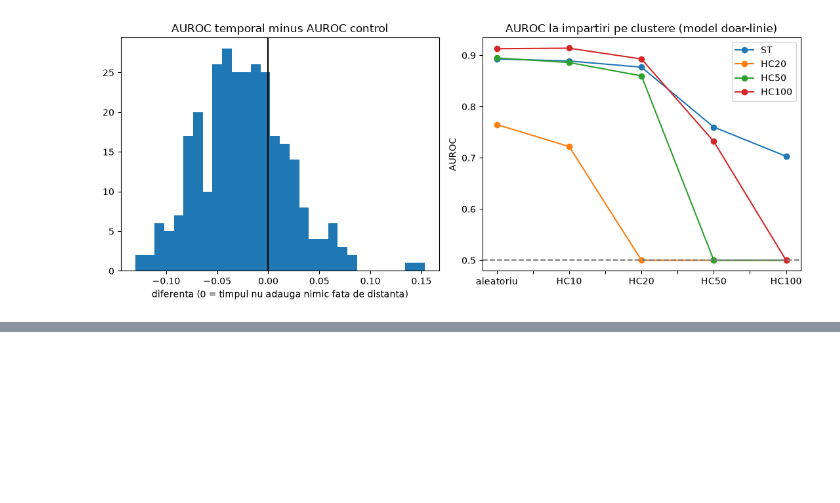
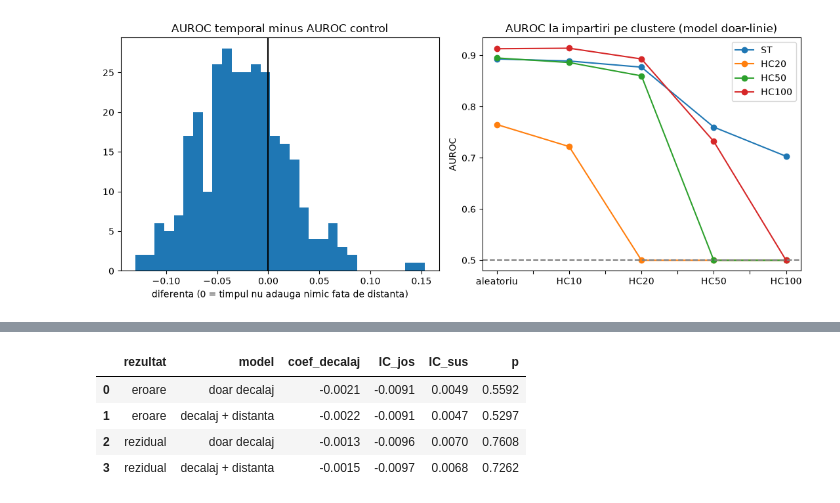
Before and after one commit to AioaneClaudia/Predic-ia-rezisten-ei-la-antibiotice-din-genom, a Jupyter notebook: notebooks/03_control_distanta.ipynb, the cells around one changed output, grey strips where cells are left out. Drawn from its saved outputs; the diff is of its cells as text; code cells hidden in the pictures; blank space fills up the shorter version.

```diff
--- a/notebooks/03_control_distanta.ipynb
+++ b/notebooks/03_control_distanta.ipynb
@@ -127,0 +141,23 @@ plt.savefig("../results/control_distanta.png", dpi=150, bbox_inches="tight")
+# %%
+#regresia, partea 2
+grup = reg["cgmlst_hc100"]    # izolatele din acelasi cluster nu sunt independente
+
+def ajusteaza(formula, rezultat):
+    d = reg.assign(rezultat=reg[rezultat])
+    return smf.ols(f"rezultat ~ {formula}", data=d).fit(cov_type="cluster", cov_kwds={"groups": grup})
+
+linii = []
+for rezultat in ["eroare", "rezidual"]:
+    for nume, formula in [("doar decalaj", "decalaj"), ("decalaj + distanta", "C(d_bin) + decalaj")]:
+        m = ajusteaza(formula, rezultat)
+        ic = m.conf_int().loc["decalaj"]
+        linii.append({"rezultat": rezultat, "model": nume, "coef_decalaj": m.params["decalaj"],
+                      "IC_jos": ic[0], "IC_sus": ic[1], "p": m.pvalues["decalaj"]})
+tab_reg = pd.DataFrame(linii).round(4)
+tab_reg
+# %% [output]
+|  | rezultat | model | coef_decalaj | IC_jos | IC_sus | p |
+| 0 | eroare | doar decalaj | -0.0021 | -0.0091 | 0.0049 | 0.5592 |
+| 1 | eroare | decalaj + distanta | -0.0022 | -0.0091 | 0.0047 | 0.5297 |
+| 2 | rezidual | doar decalaj | -0.0013 | -0.0096 | 0.0070 | 0.7608 |
+| 3 | rezidual | decalaj + distanta | -0.0015 | -0.0097 | 0.0068 | 0.7262 |
```
Also changed, not shown: parts of 2 cells of this notebook.
